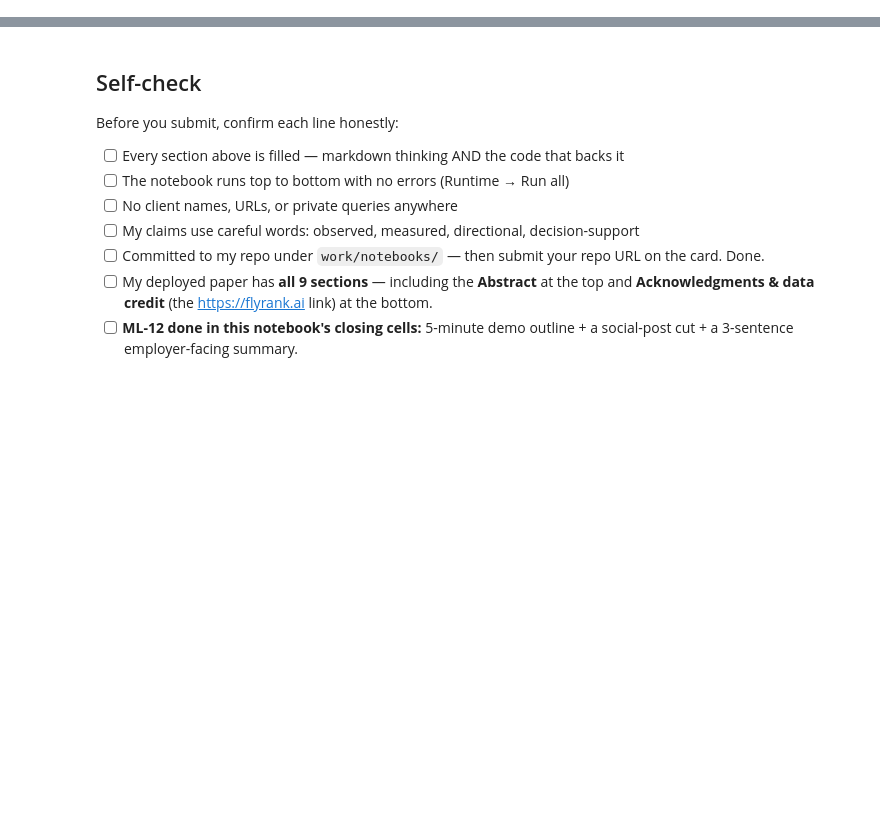
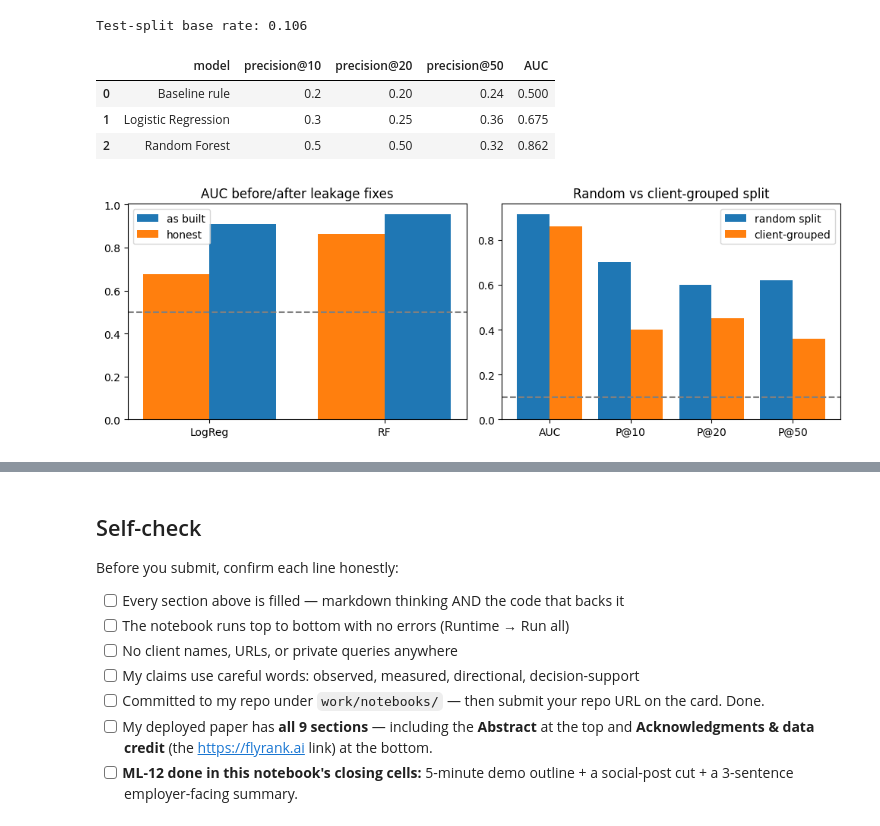
Before and after one commit to mohamedkhaled600/flyrank-internship-ml, a Jupyter notebook: work/notebooks/capstone.ipynb, the cells around one changed output, grey strips where cells are left out. Drawn from its saved outputs; the diff is of its cells as text; code cells hidden in the pictures; blank space fills up the shorter version.

```diff
--- a/work/notebooks/capstone.ipynb
+++ b/work/notebooks/capstone.ipynb
@@ -36,0 +131,34 @@ This skeleton is yours to fill. Work the sections **in order** — each one has
+# %%
+import matplotlib.pyplot as plt
+
+# Values copied from the executed outputs of w05_model (client-grouped test split) and
+# w06_validation_audit; re-run those notebooks to regenerate them.
+table2 = pd.DataFrame({
+    "model": ["Baseline rule", "Logistic Regression", "Random Forest"],
+    "precision@10": [0.20, 0.30, 0.50],
+    "precision@20": [0.20, 0.25, 0.50],
+    "precision@50": [0.24, 0.36, 0.32],
+    "AUC": [0.500, 0.675, 0.862],
+})
+print("Test-split base rate: 0.106")
+display(table2)
+
+fig, axes = plt.subplots(1, 2, figsize=(10, 3.6))
+axes[0].bar(["LogReg", "RF"], [0.911, 0.956], width=0.38, align="edge", label="as built")
+axes[0].bar(["LogReg", "RF"], [0.675, 0.862], width=-0.38, align="edge", label="honest")
+axes[0].axhline(0.5, ls="--", c="grey"); axes[0].set_title("AUC before/after leakage fixes"); axes[0].legend()
+labels = ["AUC", "P@10", "P@20", "P@50"]
+rand, grp = [0.915, 0.70, 0.60, 0.62], [0.862, 0.40, 0.45, 0.36]
+x = range(len(labels))
+axes[1].bar([i - 0.2 for i in x], rand, width=0.4, label="random split")
+axes[1].bar([i + 0.2 for i in x], grp, width=0.4, label="client-grouped")
+axes[1].set_xticks(list(x)); axes[1].set_xticklabels(labels)
+axes[1].axhline(0.10, ls="--", c="grey"); axes[1].set_title("Random vs client-grouped split"); axes[1].legend()
+plt.tight_layout(); plt.show()
+# %% [output]
+Test-split base rate: 0.106
+|  | model | precision@10 | precision@20 | precision@50 | AUC |
+| 0 | Baseline rule | 0.2 | 0.20 | 0.24 | 0.500 |
+| 1 | Logistic Regression | 0.3 | 0.25 | 0.36 | 0.675 |
+| 2 | Random Forest | 0.5 | 0.50 | 0.32 | 0.862 |
+[figure, added]
```
Also changed, not shown: parts of 22 cells of this notebook, 1 other file.
